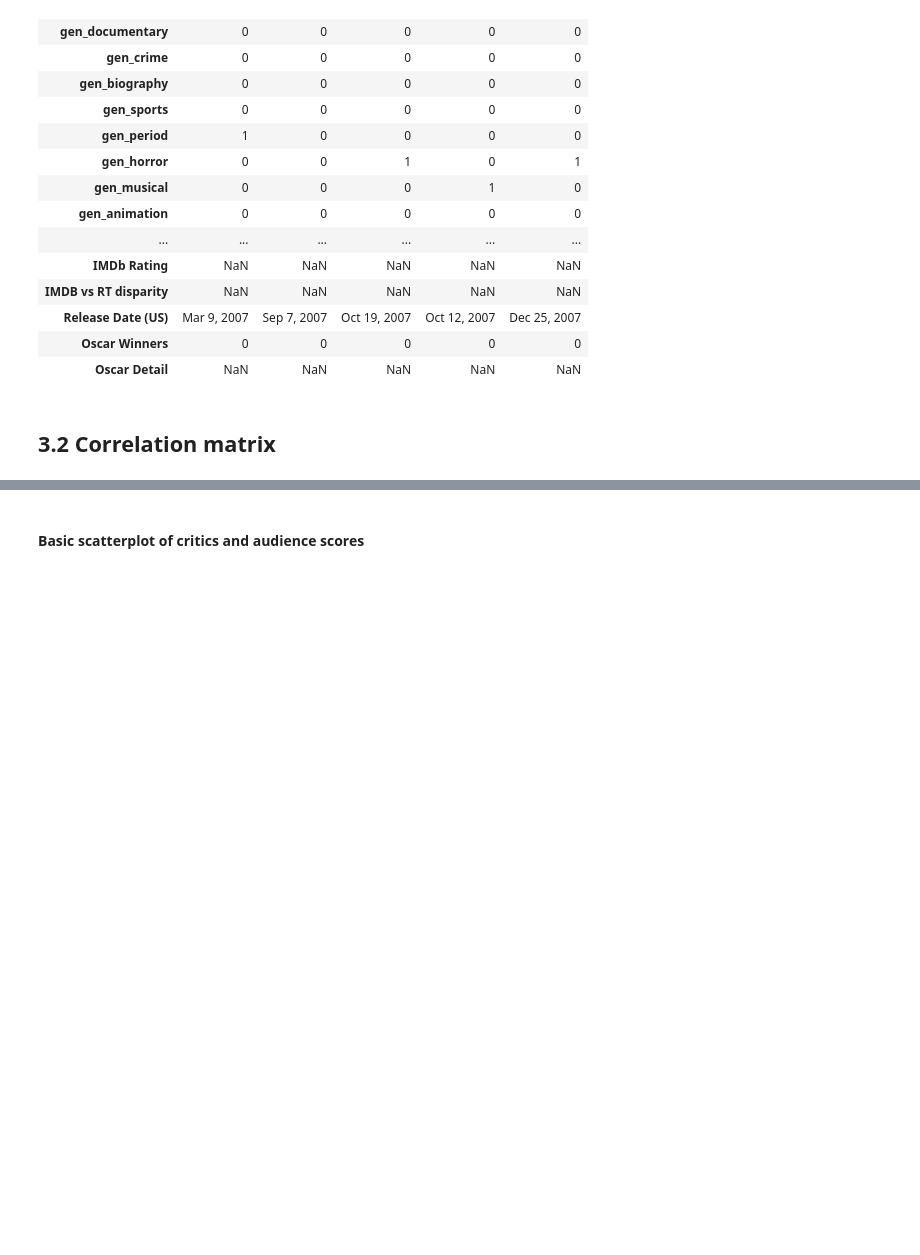
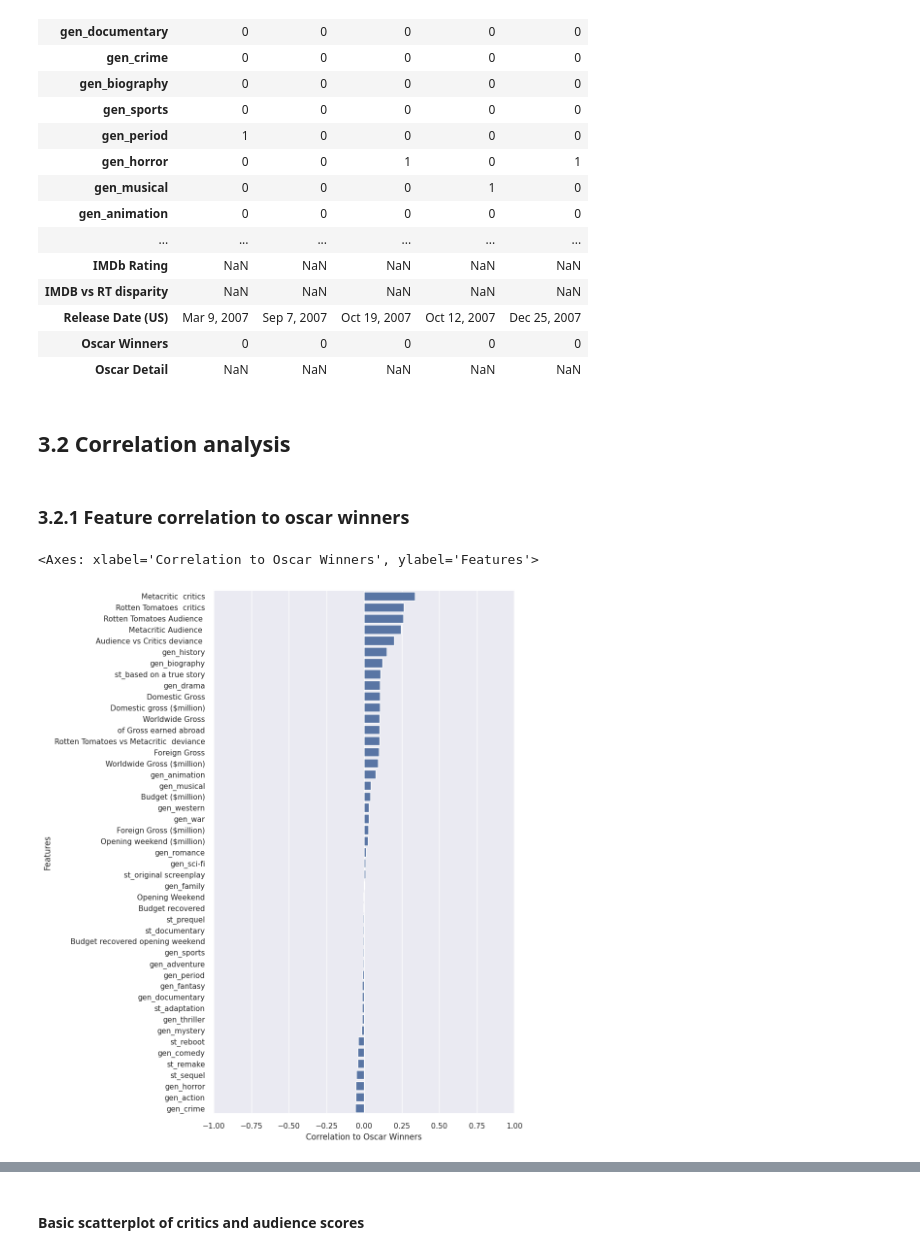
Before and after one commit to AAleksandros/HUA-DIT-Data-mining-project, a Jupyter notebook: project.ipynb, the cells around one changed output, grey strips where cells are left out. Cells and saved outputs as stored; diff of their text form; code cells hidden in the pictures; blank space fills up the shorter version.

```diff
--- a/project.ipynb
+++ b/project.ipynb
@@ -412,4 +410,4 @@ df_cl.head().T
 | Oscar Winners | 0 | 0 | 0 | 0 | 0 |
 | Oscar Detail | NaN | NaN | NaN | NaN | NaN |
 # %% [markdown]
-## 3.2 Correlation matrix
+## 3.2 Correlation analysis
@@ -419,0 +414,22 @@ df_cl_corr = df_cl.drop(['Film', 'Year','Distributor', 'IMDb Rating', 'IMDB vs R
+# %% [markdown]
+### 3.2.1 Feature correlation to oscar winners
+# %%
+# remove non relevant columns
+# df_cl_corr = df_cl.drop(['Film', 'Year','Distributor', 'IMDb Rating', 'IMDB vs RT disparity', 'Release Date (US)','Oscar Detail'], axis=1)
+
+# Remove non relevant columns and average critics columns
+df_cl_corr = df_cl.drop(['Film', 'Year','Distributor', 'IMDb Rating', 'IMDB vs RT disparity', 'Release Date (US)','Oscar Detail' , 'Average critics ', 'Average audience '], axis=1)
+
+# Calculate correlation values and grab last row
+corr = df_cl_corr.corr()
+last_row = pd.DataFrame(corr.iloc[-1, :-1]).sort_values(by='Oscar Winners', ascending=False)
+
+sns.set_theme()
+plt.figure(figsize=(8, 14))
+plt.xlabel('Correlation to Oscar Winners')
+plt.ylabel('Features')
+plt.xlim(-1, 1)
+sns.barplot(data=last_row, x='Oscar Winners', y=last_row.index)
+# %% [output]
+<Axes: xlabel='Correlation to Oscar Winners', ylabel='Features'>
+[figure, added]
```
Also changed, not shown: parts of 11 cells of this notebook.
